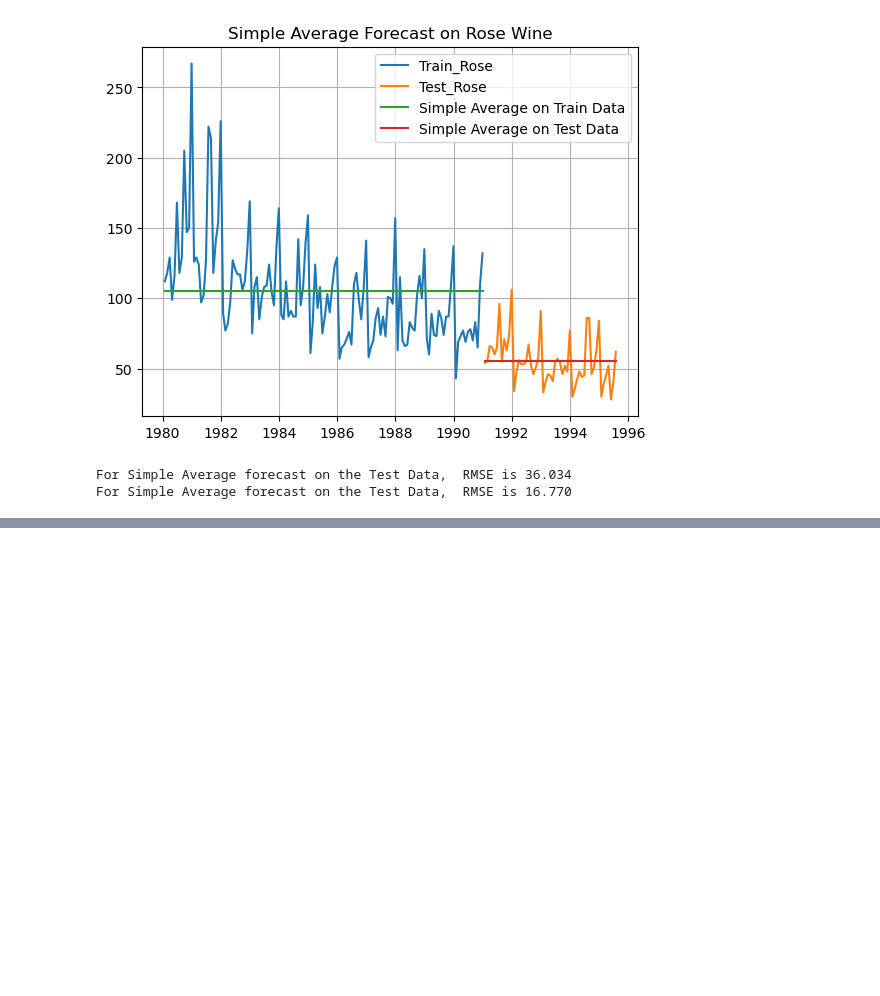
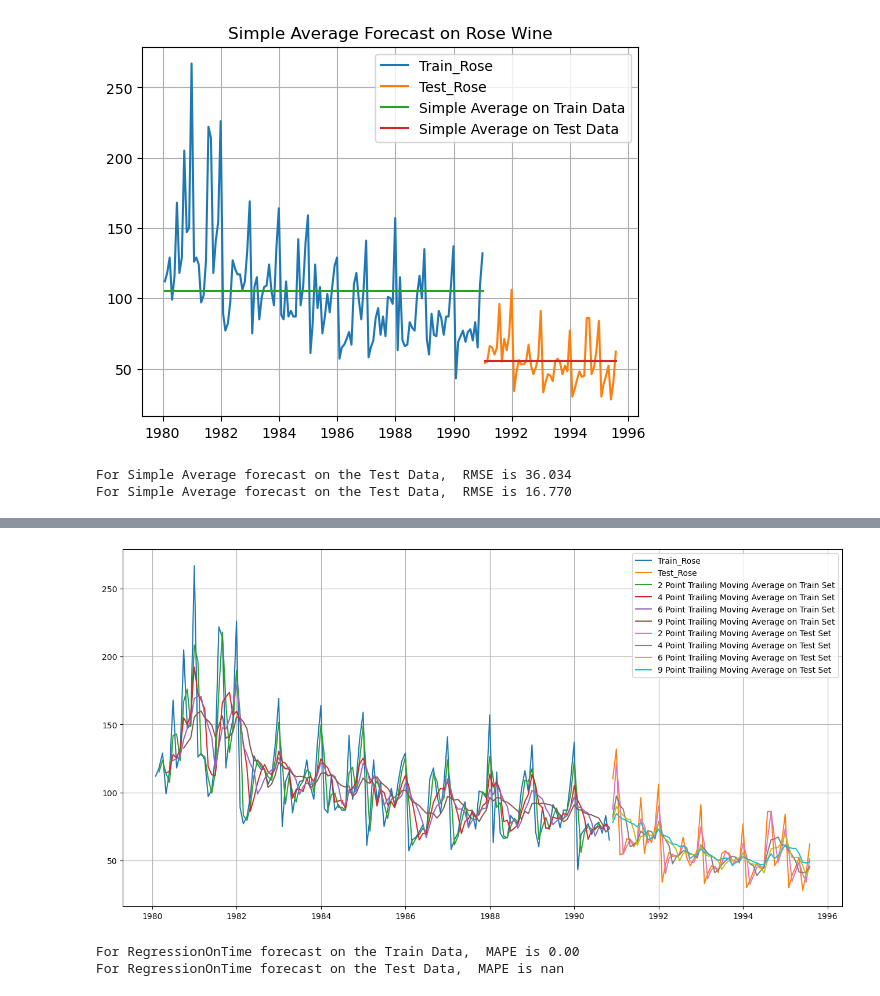
Before and after one commit to Aaryani2024/Time-Forecasting-GL-Project, a Jupyter notebook: Time Forecasting Project.ipynb, the cells around one changed output, grey strips where cells are left out. Drawn from its saved outputs; the diff is of its cells as text; code cells hidden in the pictures; blank space fills up the shorter version.

```diff
--- a/Time Forecasting Project.ipynb
+++ b/Time Forecasting Project.ipynb
@@ -1033,0 +1156,47 @@ For Simple Average forecast on the Test Data,  RMSE is 16.770
+# %%
+#Creating train and test set
+ma_rose_train=ma_rose[0:int(len(ma_rose)*0.7)]
+ma_rose_test=ma_rose[int(len(ma_rose)*0.7):]
+# %%
+# Plotting on both the Training and Test data
+
+plt.figure(figsize=(16,8))
+plt.plot(ma_rose_train['Rose'], label='Train_Rose')
+plt.plot(ma_rose_test['Rose'], label='Test_Rose')
+
+plt.plot(ma_rose_train['Trailing_2'], label='2 Point Trailing Moving Average on Train Set')
+plt.plot(ma_rose_train['Trailing_4'], label='4 Point Trailing Moving Average on Train Set')
+plt.plot(ma_rose_train['Trailing_6'],label = '6 Point Trailing Moving Average on Train Set')
+plt.plot(ma_rose_train['Trailing_9'],label = '9 Point Trailing Moving Average on Train Set')
+
+plt.plot(ma_rose_test['Trailing_2'], label='2 Point Trailing Moving Average on Test Set')
+plt.plot(ma_rose_test['Trailing_4'], label='4 Point Trailing Moving Average on Test Set')
+plt.plot(ma_rose_test['Trailing_6'],label = '6 Point Trailing Moving Average on Test Set')
+plt.plot(ma_rose_test['Trailing_9'],label = '9 Point Trailing Moving Average on Test Set')
+plt.legend(loc = 'best')
+plt.grid();
+# %% [output]
+[figure, added]
+# %%
+# Train Data - RMSE
+
+rmse_rose_train_2 = metrics.mean_squared_error(train_rose['Rose'],ma_rose_train['Trailing_2'],squared=False)
+print("For 2 point Moving Average Model forecast on the Training Data,  RMSE is %3.3f" %(rmse_model4_test_2))
+
+## Test Data - RMSE  --> 4 point Trailing MA
+
+rmse_model4_test_4 = metrics.mean_squared_error(test['Sales'],trailing_MovingAverage_test['Trailing_4'],squared=False)
+print("For 4 point Moving Average Model forecast on the Training Data,  RMSE is %3.3f" %(rmse_model4_test_4))
+
+## Test Data - RMSE --> 6 point Trailing MA
+
+rmse_model4_test_6 = metrics.mean_squared_error(test['Sales'],trailing_MovingAverage_test['Trailing_6'],squared=False)
+print("For 6 point Moving Average Model forecast on the Training Data,  RMSE is %3.3f" %(rmse_model4_test_6))
+
+## Test Data - RMSE  --> 9 point Trailing MA
+
+rmse_model4_test_9 = metrics.mean_squared_error(test['Sales'],trailing_MovingAverage_test['Trailing_9'],squared=False)
+print("For 9 point Moving Average Model forecast on the Training Data,  RMSE is %3.3f " %(rmse_model4_test_9))
+# %% [output]
+For RegressionOnTime forecast on the Train Data,  MAPE is 0.00
+For RegressionOnTime forecast on the Test Data,  MAPE is nan
```
Also changed, not shown: parts of 14 cells of this notebook.
